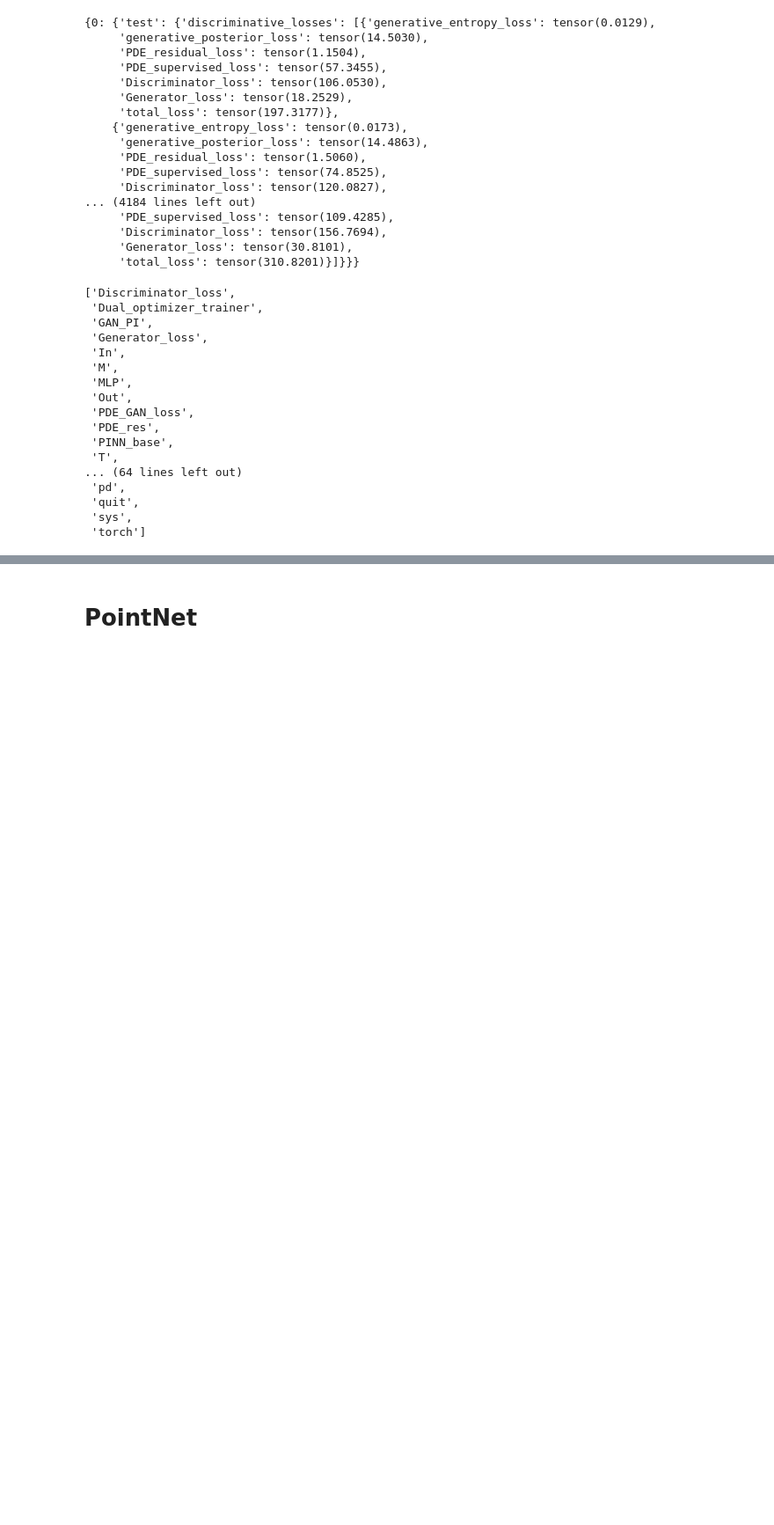
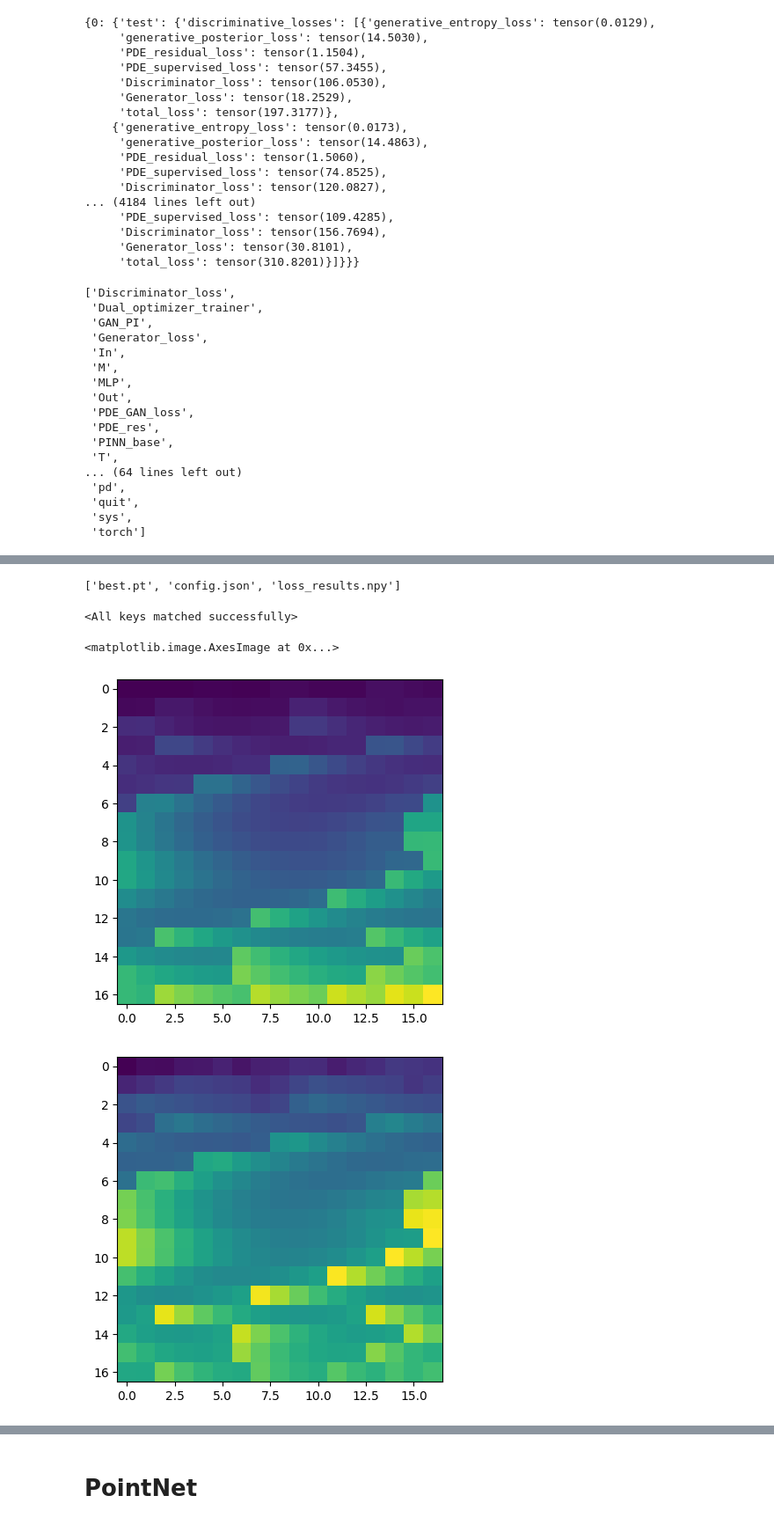
Before and after one commit to grmc1999/PhysicsSimulationDeepLearning, a Jupyter notebook: Notebooks/GAN_PI.ipynb, the cells around one changed output, grey strips where cells are left out. Shown at 88% size. Saved outputs shown, nothing was run; the diff lists cells and outputs as text; code cells hidden in the pictures; blank space fills up the shorter version.

```diff
--- a/Notebooks/GAN_PI.ipynb
+++ b/Notebooks/GAN_PI.ipynb
@@ -422,0 +465,42 @@ dir(sys.modules[__name__])
+# %%
+os.listdir("../Exps/GAN_PI/GAN_PI_LL_s10_PDELL")
+# %% [output]
+['best.pt', 'config.json', 'loss_results.npy']
+# %%
+LT.model.load_state_dict(torch.load("{fname}.pt".format(fname=os.path.join("../Exps/GAN_PI/GAN_PI_LL_s10_PDELL","best")), weights_only=True))
+# %% [output]
+<All keys matched successfully>
+# %%
+T=Dual_optimizer_trainer(model_instance=LT.model,
+                       data_path="../Data/2D_poisson_eq_Dirichlet_BC.csv",
+                       batch_size=200,
+                       optimizer=(
+                           torch.optim.Adam(LT.model.D_model.parameters(),lr=1e-4),
+                            torch.optim.Adam(list(LT.model.G_model.parameters())+list(LT.model.P_model.parameters()),lr=1e-4)
+                            ),
+                       sub_steps=(1,5),
+                         transform_U="lambda d:[[d['u']]]",
+                        transform_X="lambda d:[[d['x'],d['y']]]",
+                      )
+# %%
+UU_=[]
+for i in range(50):
+    U_=[]
+    for x in T.data.X:
+        u_=LT.model.Generate_forward(torch.tensor(np.array(x),dtype=torch.float).unsqueeze(0))
+        U_.append(u_.detach().numpy()[0,0])
+    UU_.append(np.array(U_).reshape(-1,17))
+# %%
+U_m=np.mean(np.stack(UU_,axis=0),axis=0)
+U_s=np.std(np.stack(UU_,axis=0),axis=0)
+# %%
+plt.imshow(np.vstack(T.data.U.values).reshape(-1,17))
+plt.figure()
+plt.imshow(U_m)
+plt.figure()
+plt.imshow(U_s)
+#T.data.U.values.shape[0]**0.5
+# %% [output]
+<matplotlib.image.AxesImage at 0x...>
+[figure, added]
+[figure, added]
```
Also changed, not shown: parts of 11 cells of this notebook, 1 other file.
